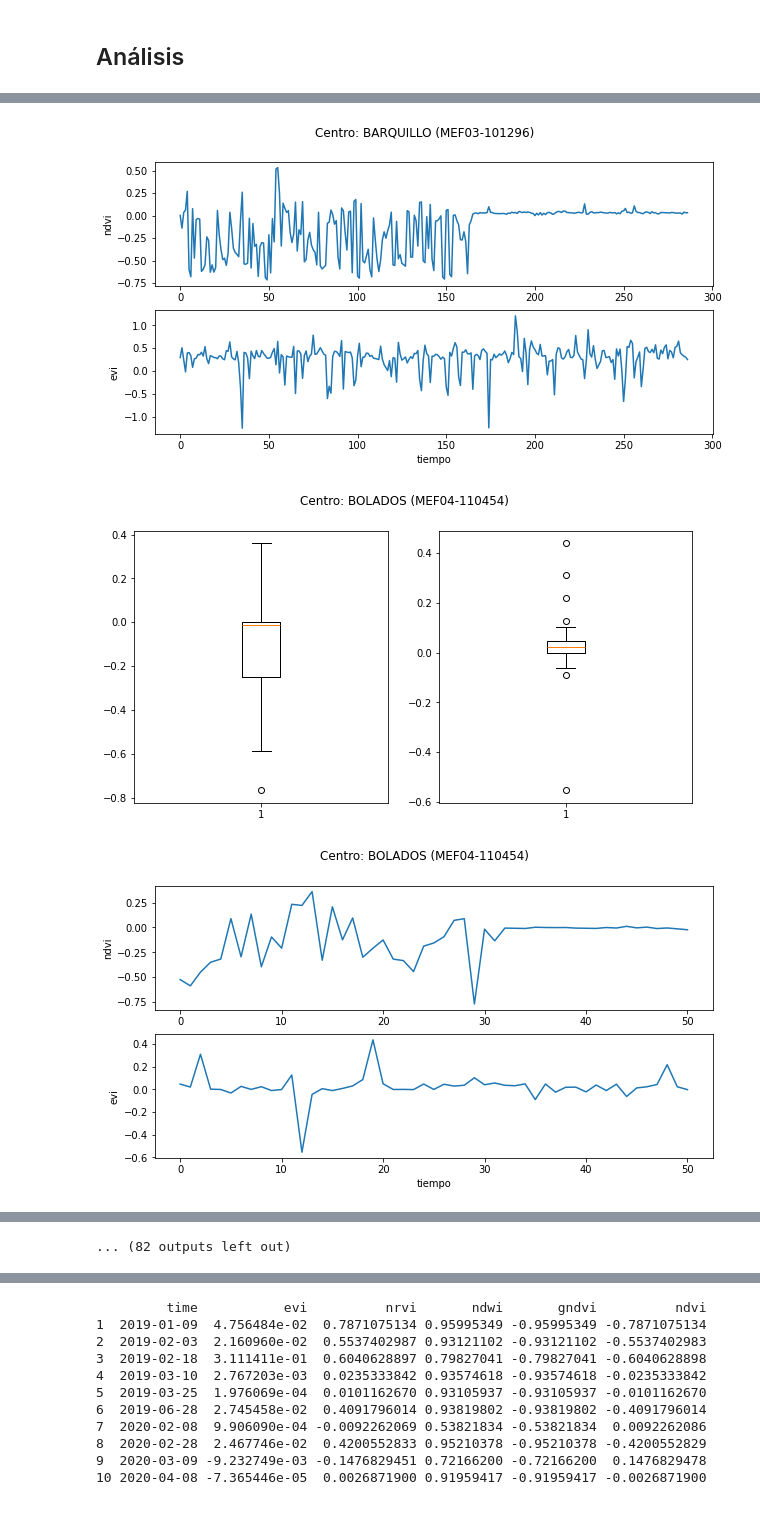
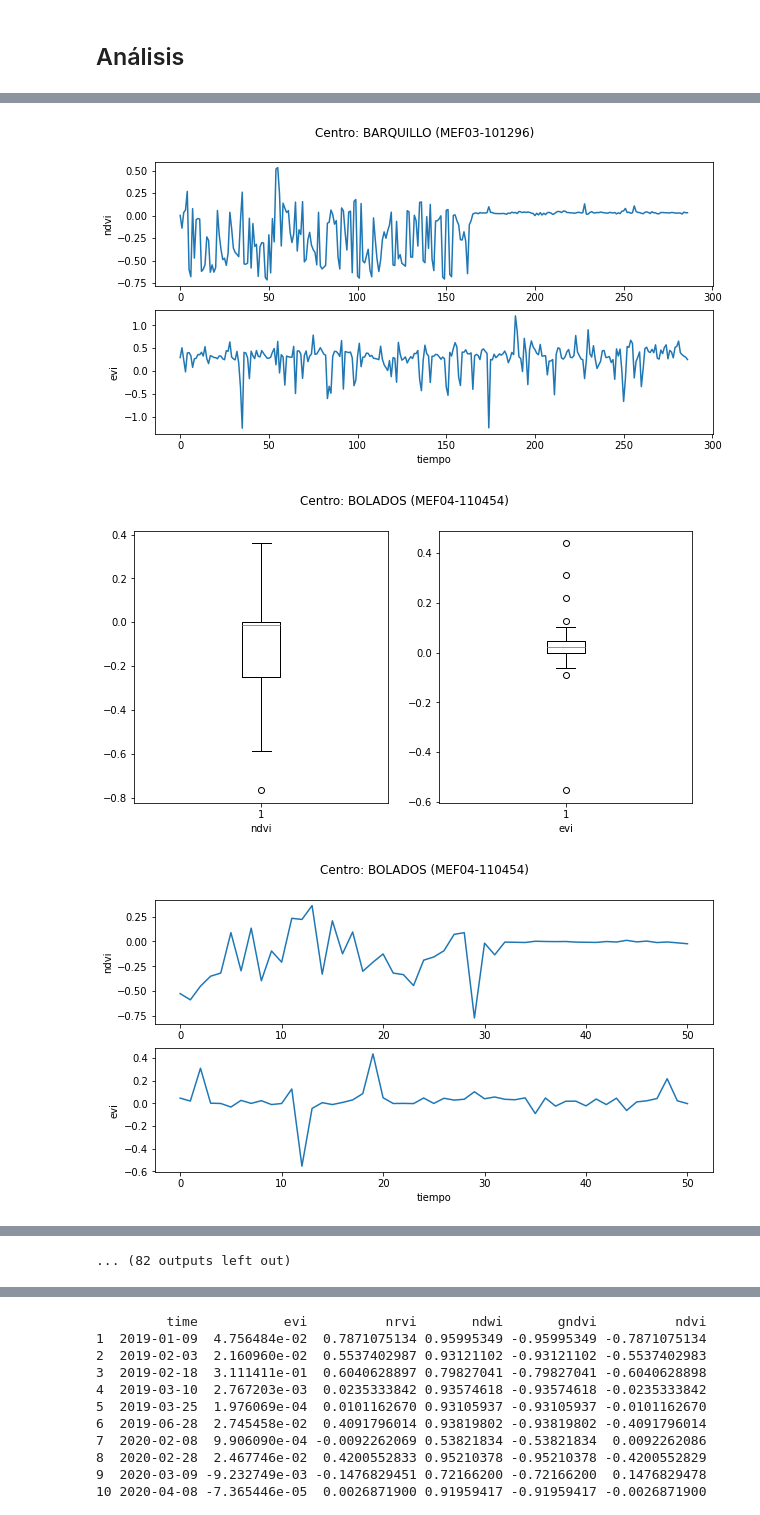
Before and after one commit to cristobalstrange/ProyectoCDDGIMT2118, a Jupyter notebook: main.ipynb, the cells around one changed output, grey strips where cells are left out. Drawn from its saved outputs; the diff is of its cells as text; code cells hidden in the pictures.

```diff
--- a/main.ipynb
+++ b/main.ipynb
@@ -452,7 +275,9 @@ for center in data['Name']:
     metrics = metrics.dropna()
     fig, axs = plt.subplots(1, 2, figsize=(10, 5))
     axs[0].boxplot(metrics['ndvi2'])
+    axs[0].set_xlabel('ndvi')
     axs[1].boxplot(metrics['evi'])
+    axs[1].set_xlabel('evi')
     plt.suptitle(f'Centro: {center}')
     plt.show()
 
@@ -469,3 +294,3 @@ for center in data['Name']:
 [figure]
-[figure, old version]
+[figure, new version]
 [figure]
```
Also changed, not shown: parts of 11 cells of this notebook.
